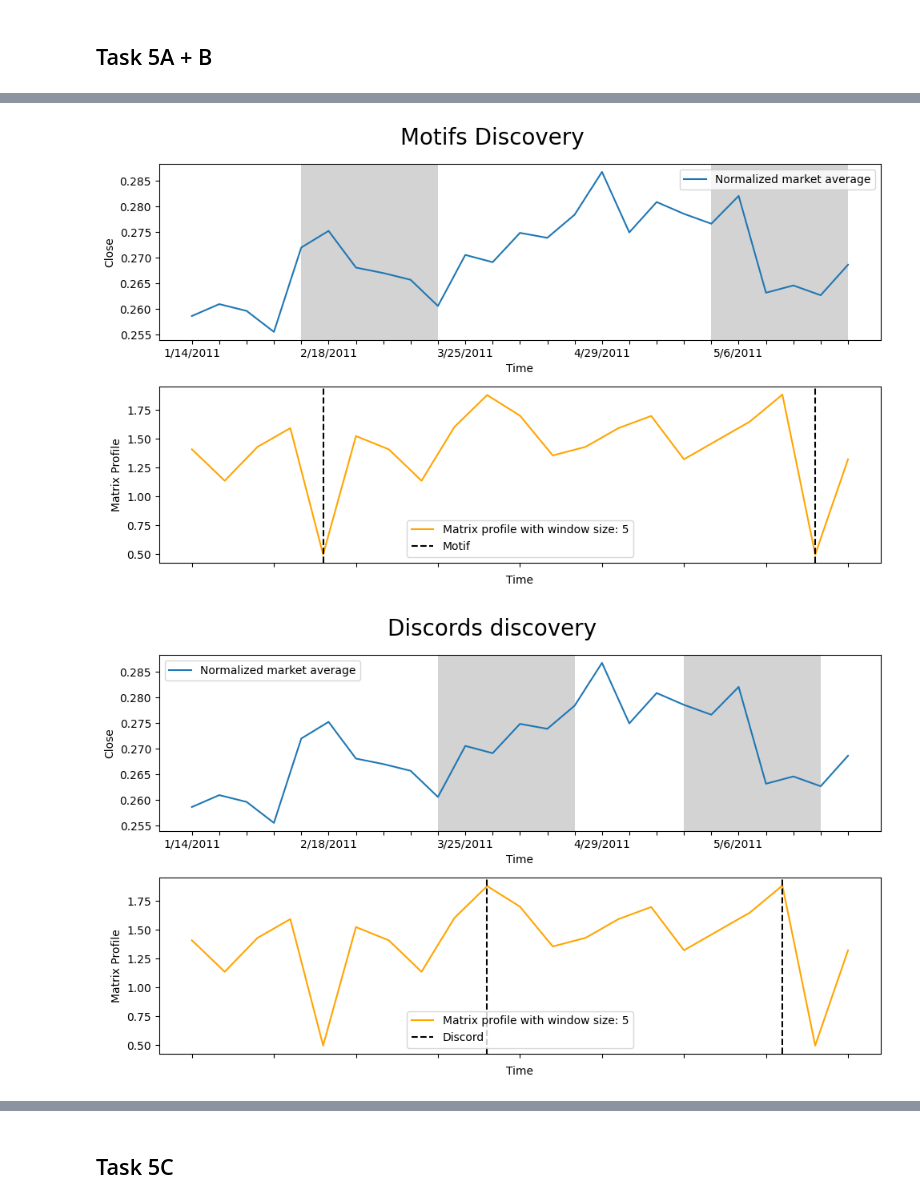
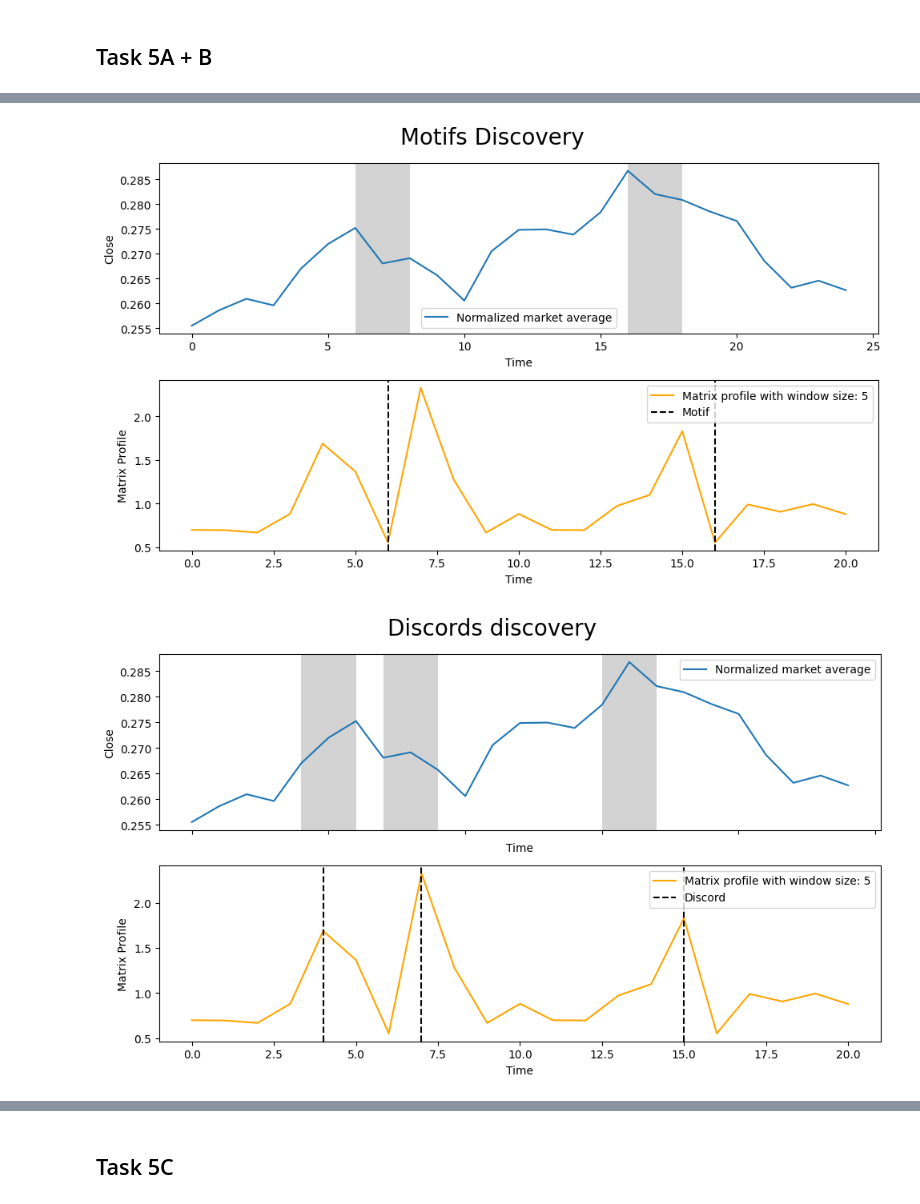
Before and after one commit to Victor-L-Almgren/Collaboration-Repo, a Jupyter notebook: Victor.ipynb, the cells around one changed output, grey strips where cells are left out. Saved outputs shown, nothing was run; the diff lists cells and outputs as text; code cells hidden in the pictures.

```diff
--- a/Victor.ipynb
+++ b/Victor.ipynb
@@ -34,22 +36,20 @@ dow_jones = dow_jones.assign(close=scaled_data)
 close_df = dow_jones[['date', 'close']]
 close_df = close_df.groupby(by=['date']).mean()
 
+close_df = close_df.reset_index()
+close_df = close_df.assign(date = [datetime.strptime(date_str, '%m/%d/%Y').date() for date_str in close_df['date']])
+close_df = close_df.set_index(close_df['date'])
+close_df = close_df.drop(columns=['date'])
+close_df = close_df.sort_index()
+
+
 # Summarizing the data
 display(close_df.describe())
 
 # Plotting the timeseries
-i = 0
-dates_to_plot = []
-for date in close_df.index:
-    if i % 5 == 0 or i == len(close_df.index):
-        dates_to_plot.append(date)
-    else:
-        dates_to_plot.append('')
-    i+=1
-
 
 fig, ax = plt.subplots(1,1, figsize = (10, 5))
-sns.lineplot(data=close_df, x=close_df.index, y='close', ax=ax, label='Normalized market average closing price').set_xticklabels(dates_to_plot)
+sns.lineplot(data=close_df, x='date', y='close', ax=ax, label='Normalized market average closing price')
 ax.legend()
 ax.set_xlabel('Week')
 ax.grid()
@@ -80,15 +80,15 @@ nearest_neighbor_idx = matrix_profile[motif_idx, 1]
 fig, (ax1, ax2) = plt.subplots(2, 1, figsize=(10, 6))
 plt.suptitle('Motifs Discovery', fontsize=20)
 
-sns.lineplot(data=close_df, x=close_df.index, y='close', ax=ax1, label='Normalized market average').set_xticklabels(dates_to_plot)
+sns.lineplot(data=close_df, x=range(len(close_df.index)), y='close', ax=ax1, label='Normalized market average')
 ax1.set_ylabel('Close')
 ax1.set_xlabel('Time')
-rect = Rectangle((motif_idx, 0), m, 40, facecolor='lightgrey')
+rect = Rectangle((motif_idx, 0), 2, 40, facecolor='lightgrey')
 ax1.add_patch(rect)
-rect = Rectangle((nearest_neighbor_idx, 0), m, 40, facecolor='lightgrey')
+rect = Rectangle((nearest_neighbor_idx, 0), 2, 40, facecolor='lightgrey')
 ax1.add_patch(rect)
 
-sns.lineplot(y=profile, x=range(len(profile)), label=f'Matrix profile with window size: {m}', ax=ax2, color='orange').set_xticklabels([])
+sns.lineplot(y=profile, x=range(len(profile)), label=f'Matrix profile with window size: {m}', ax=ax2, color='orange')
 ax2.set_xlabel('Time')
 ax2.set_ylabel('Matrix Profile')
 ax2.axvline(x=motif_idx, linestyle="dashed", color='black', label='Motif')
@@ -98,35 +98,41 @@ plt.legend()
 plt.tight_layout()
 plt.show()
 # %% [output]
-[figure, old version]
+[figure, new version]
 # %%
 # Finding discords by getting the largest values
 discord_idx1 = np.argsort(profile)[-1]
 discord_idx2 = np.argsort(profile)[-2]
+discord_idx3 = np.argsort(profile)[-3]
+
 
 # Plotting
 fig, (ax1, ax2) = plt.subplots(2, 1, figsize=(10, 6))
 plt.suptitle('Discords discovery', fontsize=20)
 
-sns.lineplot(data=close_df, x=close_df.index, y='close', ax=ax1, label='Normalized market average').set_xticklabels(dates_to_plot)
+sns.lineplot(data=close_df, x=range(len(close_df.index)), y='close', ax=ax1, label='Normalized market average').set_xticklabels([])
 ax1.set_ylabel('Close')
 ax1.set_xlabel('Time')
-rect = Rectangle((discord_idx1, 0), m, 40, facecolor='lightgrey')
+rect = Rectangle((discord_idx1, 0), 2, 40, facecolor='lightgrey')
 ax1.add_patch(rect)
-rect = Rectangle((discord_idx2, 0), m, 40, facecolor='lightgrey')
+rect = Rectangle((discord_idx2, 0), 2, 40, facecolor='lightgrey')
+ax1.add_patch(rect)
+rect = Rectangle((discord_idx3, 0), 2, 40, facecolor='lightgrey')
 ax1.add_patch(rect)
 
-sns.lineplot(y=profile, x=range(len(profile)), label=f'Matrix profile with window size: {m}', ax=ax2, color='orange').set_xticklabels([])
+sns.lineplot(y=profile, x=range(len(profile)), label=f'Matrix profile with window size: {m}', ax=ax2, color='orange')
 ax2.set_xlabel('Time')
 ax2.set_ylabel('Matrix Profile')
 ax2.axvline(x=discord_idx1, linestyle="dashed", color='black', label='Discord')
 ax2.axvline(x=discord_idx2, linestyle="dashed", color='black')
+ax2.axvline(x=discord_idx3, linestyle="dashed", color='black')
+
 
 plt.legend()
 plt.tight_layout()
 plt.show()
 # %% [output]
-[figure, old version]
+[figure, new version]
 # %%
 # Anomaly period 1 explanation
 anomaly_period1_start = close_df.index[discord_idx1]
```
Also changed, not shown: parts of 15 cells of this notebook, 2 other files.
